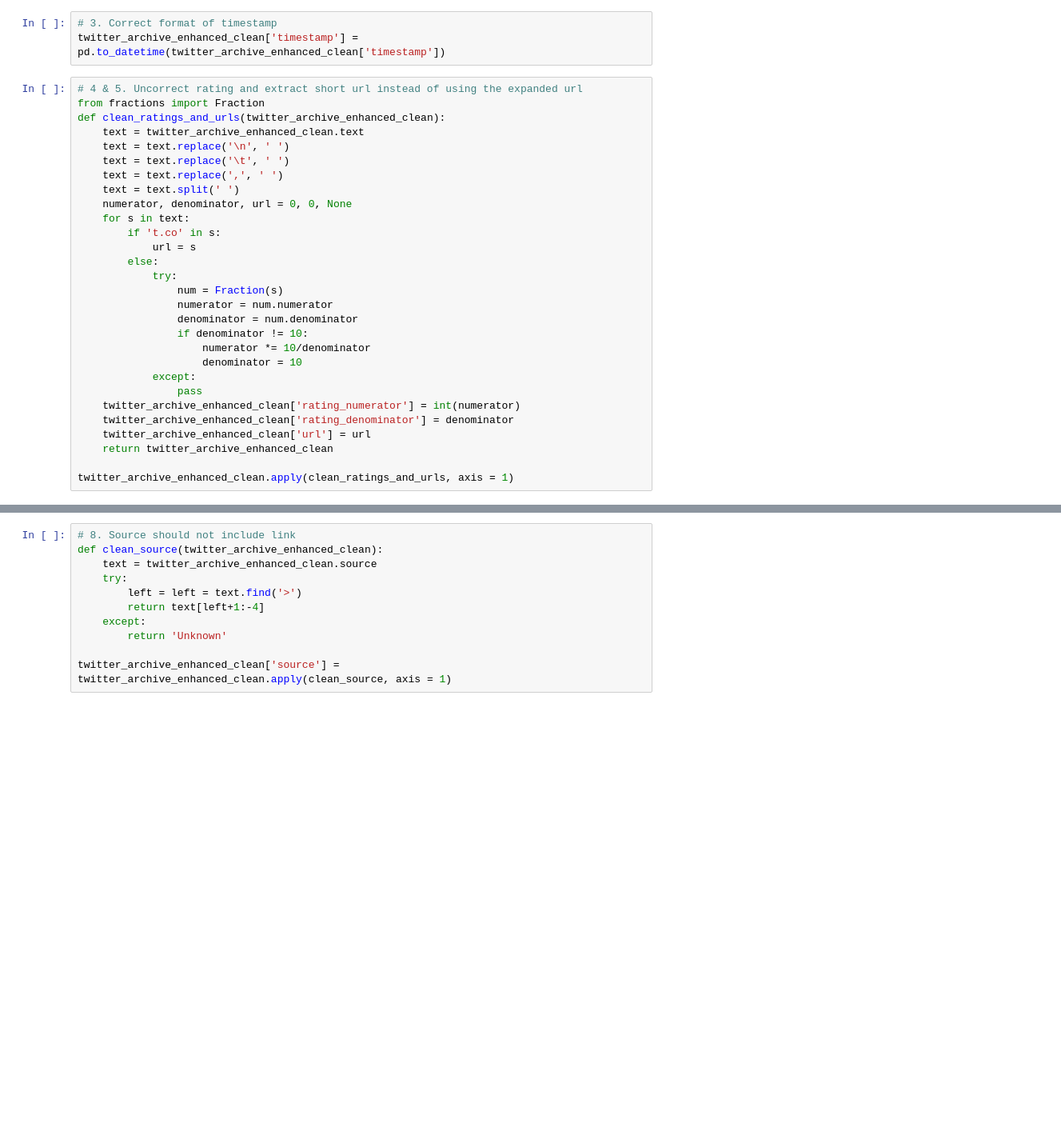
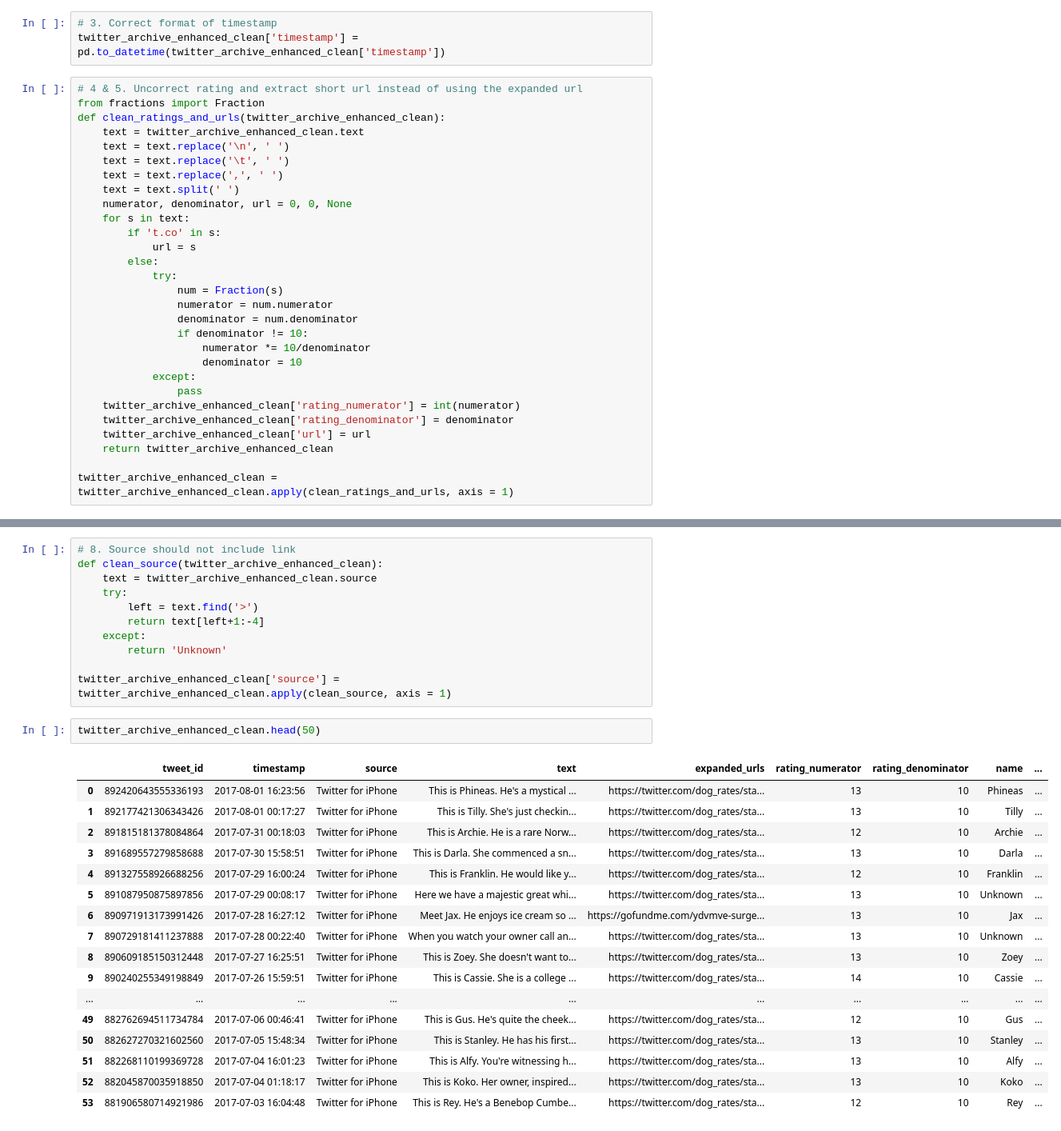
Before and after one commit to liuyang21cn/Udacity-DAND, a Jupyter notebook: 2-Data-Wrangling/Wrangle-And-Analyze-Data-Project/wrangle_act.ipynb, the cells around one changed output, grey strips where cells are left out. Shown: that part at 80% size. Saved outputs shown, nothing was run; the diff lists cells and outputs as text; blank space fills up the shorter version.

```diff
--- a/2-Data-Wrangling/Wrangle-And-Analyze-Data-Project/wrangle_act.ipynb
+++ b/2-Data-Wrangling/Wrangle-And-Analyze-Data-Project/wrangle_act.ipynb
@@ -214,4 +214,4 @@ def clean_ratings_and_urls(twitter_archive_enhanced_clean):
     twitter_archive_enhanced_clean['url'] = url
     return twitter_archive_enhanced_clean
 
-twitter_archive_enhanced_clean.apply(clean_ratings_and_urls, axis = 1)
+twitter_archive_enhanced_clean = twitter_archive_enhanced_clean.apply(clean_ratings_and_urls, axis = 1)
@@ -277,11 +258,31 @@ for col in ['doggo', 'floofer', 'pupper', 'puppo']:
 def clean_source(twitter_archive_enhanced_clean):
     text = twitter_archive_enhanced_clean.source
     try:
-        left = left = text.find('>')
+        left = text.find('>')
         return text[left+1:-4]
     except:
         return 'Unknown'
 
 twitter_archive_enhanced_clean['source'] = twitter_archive_enhanced_clean.apply(clean_source, axis = 1)
+# %%
+twitter_archive_enhanced_clean.head(50)
+# %% [output]
+|  | tweet_id | timestamp | source | text | expanded_urls | rating_numerator | rating_denominator | name | ... |
+| 0 | 892420643555336193 | 2017-08-01 16:23:56 | Twitter for iPhone | This is Phineas. He's a mystical ... | https://twitter.com/dog_rates/sta... | 13 | 10 | Phineas | ... |
+| 1 | 892177421306343426 | 2017-08-01 00:17:27 | Twitter for iPhone | This is Tilly. She's just checkin... | https://twitter.com/dog_rates/sta... | 13 | 10 | Tilly | ... |
+| 2 | 891815181378084864 | 2017-07-31 00:18:03 | Twitter for iPhone | This is Archie. He is a rare Norw... | https://twitter.com/dog_rates/sta... | 12 | 10 | Archie | ... |
+| 3 | 891689557279858688 | 2017-07-30 15:58:51 | Twitter for iPhone | This is Darla. She commenced a sn... | https://twitter.com/dog_rates/sta... | 13 | 10 | Darla | ... |
+| 4 | 891327558926688256 | 2017-07-29 16:00:24 | Twitter for iPhone | This is Franklin. He would like y... | https://twitter.com/dog_rates/sta... | 12 | 10 | Franklin | ... |
+| 5 | 891087950875897856 | 2017-07-29 00:08:17 | Twitter for iPhone | Here we have a majestic great whi... | https://twitter.com/dog_rates/sta... | 13 | 10 | Unknown | ... |
+| 6 | 890971913173991426 | 2017-07-28 16:27:12 | Twitter for iPhone | Meet Jax. He enjoys ice cream so ... | https://gofundme.com/ydvmve-surge... | 13 | 10 | Jax | ... |
+| 7 | 890729181411237888 | 2017-07-28 00:22:40 | Twitter for iPhone | When you watch your owner call an... | https://twitter.com/dog_rates/sta... | 13 | 10 | Unknown | ... |
+| 8 | 890609185150312448 | 2017-07-27 16:25:51 | Twitter for iPhone | This is Zoey. She doesn't want to... | https://twitter.com/dog_rates/sta... | 13 | 10 | Zoey | ... |
+| 9 | 890240255349198849 | 2017-07-26 15:59:51 | Twitter for iPhone | This is Cassie. She is a college ... | https://twitter.com/dog_rates/sta... | 14 | 10 | Cassie | ... |
+| ... | ... | ... | ... | ... | ... | ... | ... | ... | ... |
+| 49 | 882762694511734784 | 2017-07-06 00:46:41 | Twitter for iPhone | This is Gus. He's quite the cheek... | https://twitter.com/dog_rates/sta... | 12 | 10 | Gus | ... |
+| 50 | 882627270321602560 | 2017-07-05 15:48:34 | Twitter for iPhone | This is Stanley. He has his first... | https://twitter.com/dog_rates/sta... | 13 | 10 | Stanley | ... |
+| 51 | 882268110199369728 | 2017-07-04 16:01:23 | Twitter for iPhone | This is Alfy. You're witnessing h... | https://twitter.com/dog_rates/sta... | 13 | 10 | Alfy | ... |
+| 52 | 882045870035918850 | 2017-07-04 01:18:17 | Twitter for iPhone | This is Koko. Her owner, inspired... | https://twitter.com/dog_rates/sta... | 13 | 10 | Koko | ... |
+| 53 | 881906580714921986 | 2017-07-03 16:04:48 | Twitter for iPhone | This is Rey. He's a Benebop Cumbe... | https://twitter.com/dog_rates/sta... | 12 | 10 | Rey | ... |
 # %% [markdown]
 ### Tidyness
```
Also changed, not shown: parts of 8 cells of this notebook.
